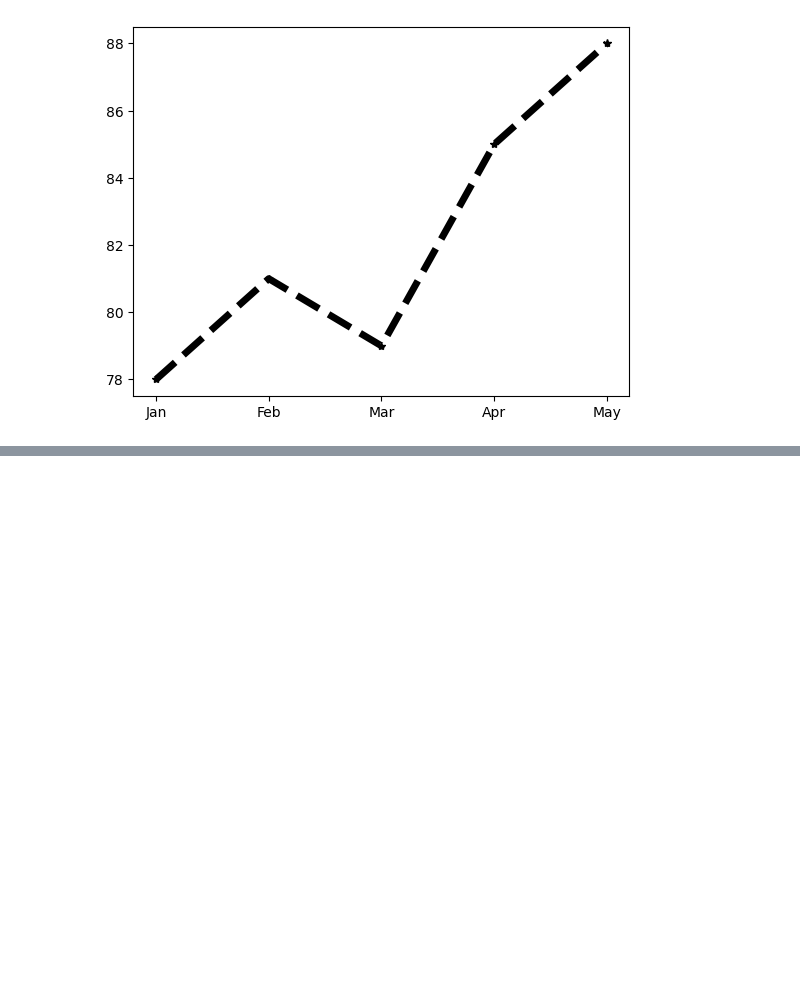
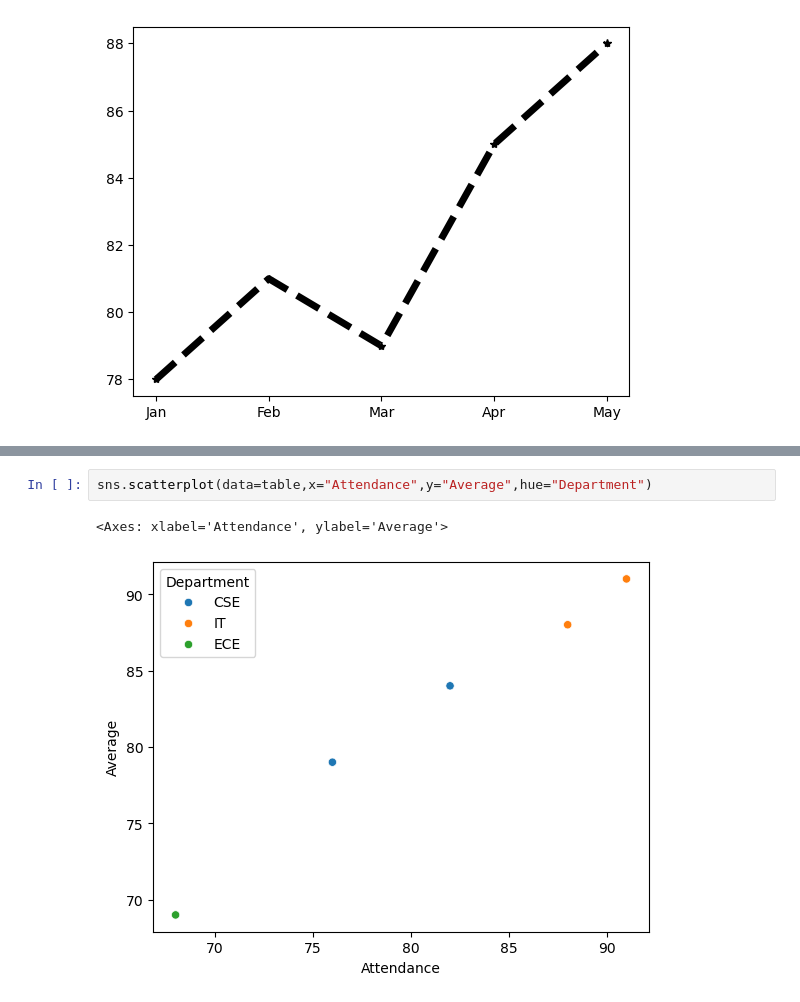
Before and after one commit to jaanbrigithjb-lab/Data_Analytics, a Jupyter notebook: Python/Foundations/Own_Modules/PandasModule.ipynb, the cells around one changed output, grey strips where cells are left out. Drawn from its saved outputs; the diff is of its cells as text; blank space fills up the shorter version.

```diff
--- a/Python/Foundations/Own_Modules/PandasModule.ipynb
+++ b/Python/Foundations/Own_Modules/PandasModule.ipynb
@@ -217,0 +222,5 @@ plt.scatter(table["Attendance"],table["Average"])
+# %%
+sns.scatterplot(data=table,x="Attendance",y="Average",hue="Department")
+# %% [output]
+<Axes: xlabel='Attendance', ylabel='Average'>
+[figure, added]
```
Also changed, not shown: parts of 3 cells of this notebook.
